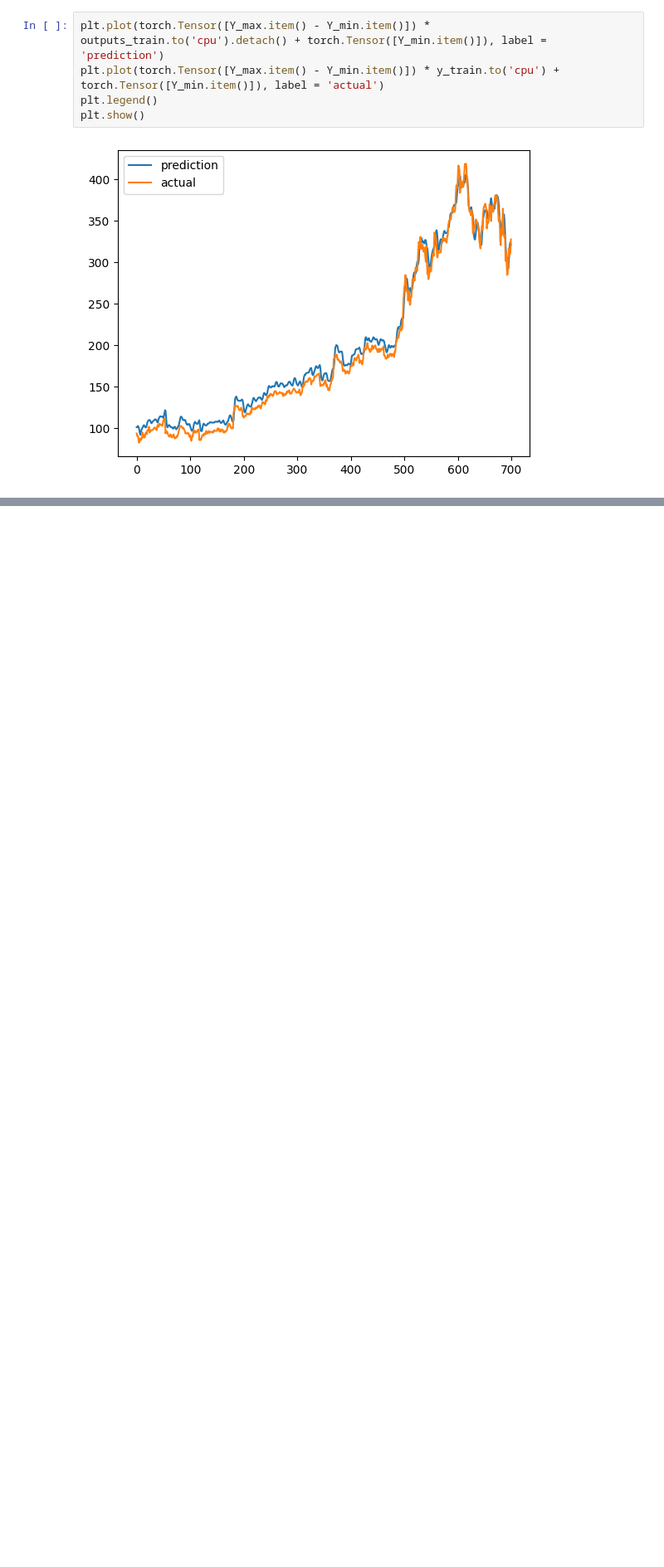
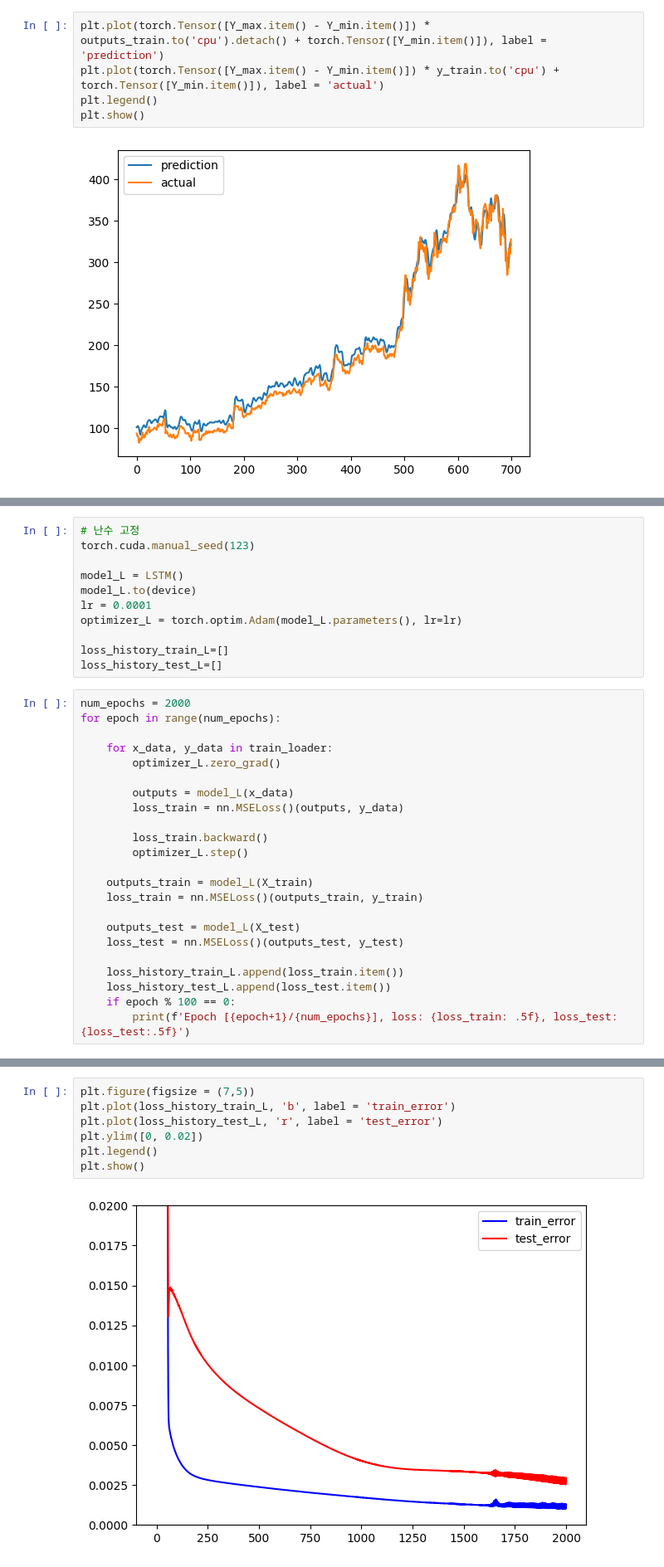
Before and after one commit to opado7/DeepLearning, a Jupyter notebook: 4주차_RNN 실습 Code.ipynb, the cells around one changed output, grey strips where cells are left out. Shown: that part at 83% size. Cells and saved outputs as stored; diff of their text form; blank space fills up the shorter version.

```diff
--- a/4주차_RNN 실습 Code.ipynb
+++ b/4주차_RNN 실습 Code.ipynb
@@ -181,0 +213,34 @@ plt.show()
+# %%
+# 난수 고정
+torch.cuda.manual_seed(123)
+
+model_L = LSTM()
+model_L.to(device)
+lr = 0.0001
+optimizer_L = torch.optim.Adam(model_L.parameters(), lr=lr)
+
+loss_history_train_L=[]
+loss_history_test_L=[]
+# %%
+num_epochs = 2000
+for epoch in range(num_epochs):
+
+    for x_data, y_data in train_loader:
+        optimizer_L.zero_grad()
+
+        outputs = model_L(x_data)
+        loss_train = nn.MSELoss()(outputs, y_data)
+
+        loss_train.backward()
+        optimizer_L.step()
+
+    outputs_train = model_L(X_train)
+    loss_train = nn.MSELoss()(outputs_train, y_train)
+
+    outputs_test = model_L(X_test)
+    loss_test = nn.MSELoss()(outputs_test, y_test)
+
+    loss_history_train_L.append(loss_train.item())
+    loss_history_test_L.append(loss_test.item())
+    if epoch % 100 == 0:
+        print(f'Epoch [{epoch+1}/{num_epochs}], loss: {loss_train: .5f}, loss_test: {loss_test:.5f}')
@@ -181,0 +268,9 @@ plt.show()
+# %%
+plt.figure(figsize = (7,5))
+plt.plot(loss_history_train_L, 'b', label = 'train_error')
+plt.plot(loss_history_test_L, 'r', label = 'test_error')
+plt.ylim([0, 0.02])
+plt.legend()
+plt.show()
+# %% [output]
+[figure, added]
```
Also changed, not shown: parts of 6 cells of this notebook, 2 other files.
